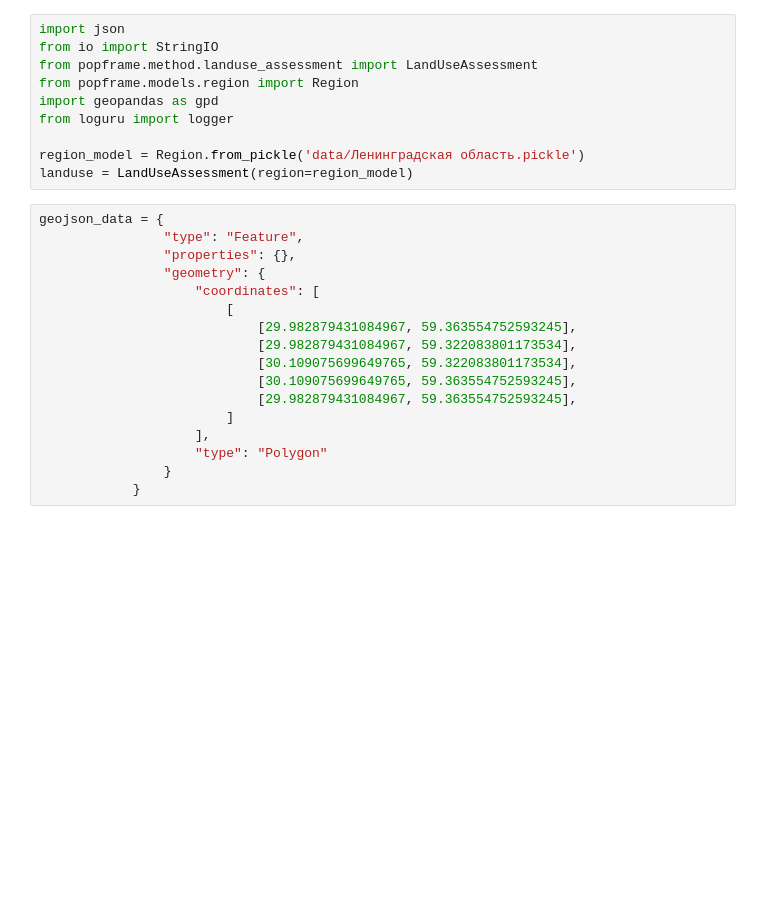
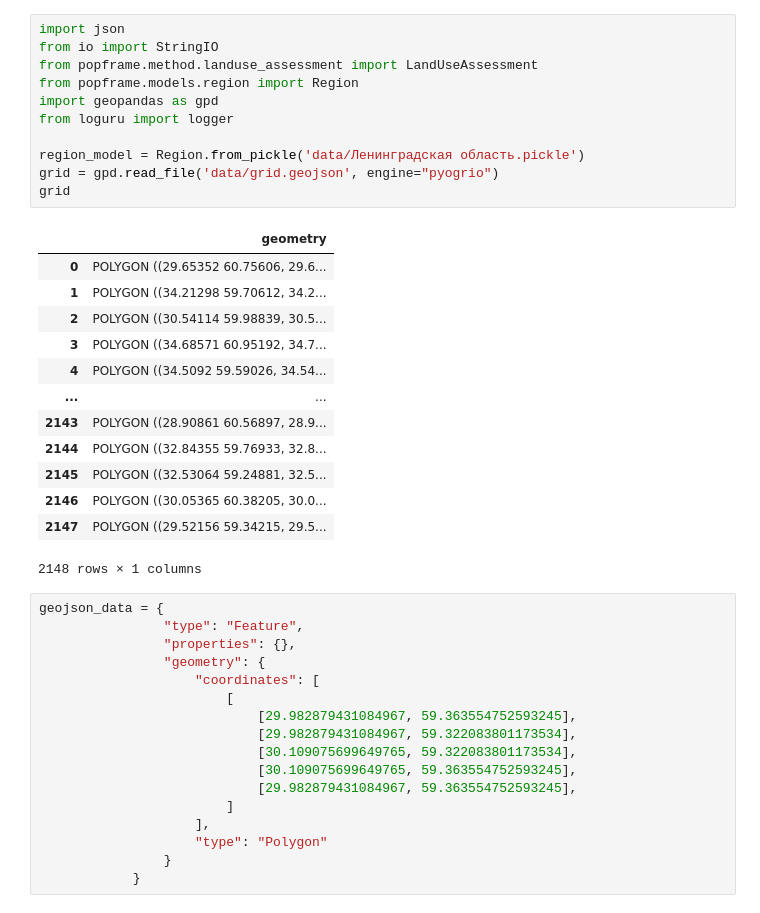
Before and after one commit to Mvin8/PopFrame2, a Jupyter notebook: examples/landuse_assessment.ipynb, the cells around one changed output. Cells and saved outputs as stored; diff of their text form; blank space fills up the shorter version.

```diff
--- a/examples/landuse_assessment.ipynb
+++ b/examples/landuse_assessment.ipynb
@@ -1,13 +1,28 @@
 # %%
 import json
 from io import StringIO
 from popframe.method.landuse_assessment import LandUseAssessment
 from popframe.models.region import Region
 import geopandas as gpd
 from loguru import logger
 
 region_model = Region.from_pickle('data/Ленинградская область.pickle')
-landuse = LandUseAssessment(region=region_model)
+grid = gpd.read_file('data/grid.geojson', engine="pyogrio")
+grid
+# %% [output]
+|  | geometry |
+| 0 | POLYGON ((29.65352 60.75606, 29.6... |
+| 1 | POLYGON ((34.21298 59.70612, 34.2... |
+| 2 | POLYGON ((30.54114 59.98839, 30.5... |
+| 3 | POLYGON ((34.68571 60.95192, 34.7... |
+| 4 | POLYGON ((34.5092 59.59026, 34.54... |
+| ... | ... |
+| 2143 | POLYGON ((28.90861 60.56897, 28.9... |
+| 2144 | POLYGON ((32.84355 59.76933, 32.8... |
+| 2145 | POLYGON ((32.53064 59.24881, 32.5... |
+| 2146 | POLYGON ((30.05365 60.38205, 30.0... |
+| 2147 | POLYGON ((29.52156 59.34215, 29.5... |
+2148 rows × 1 columns
 # %%
 geojson_data = {
                 "type": "Feature",
```
Also changed, not shown: 2 other files.
